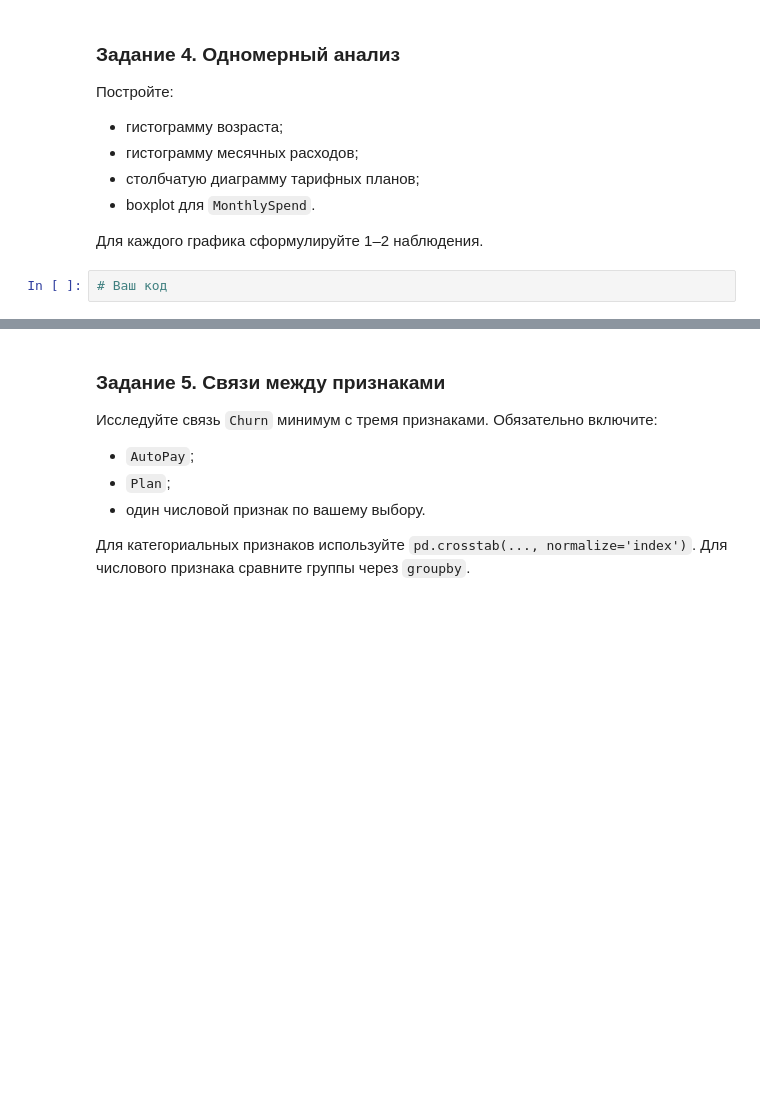
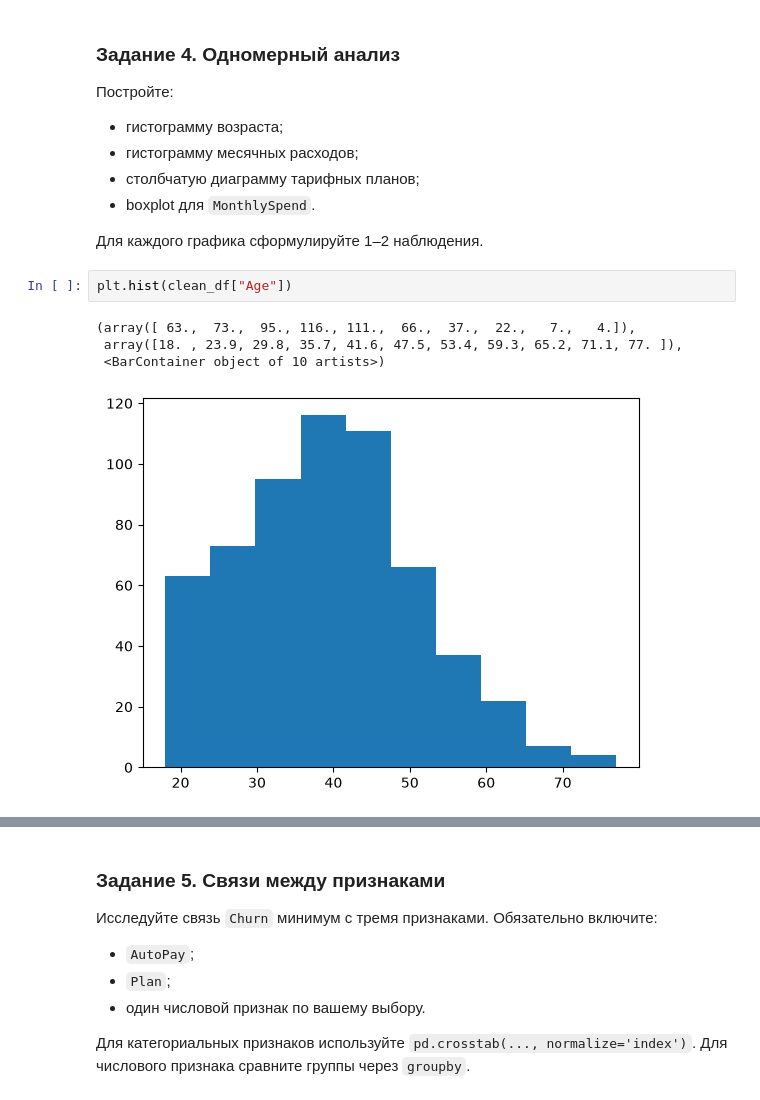
Before and after one commit to PurpleSwtr/asu-ai-environment, a Jupyter notebook: labs/lab1/lab1.ipynb, the cells around one changed output, grey strips where cells are left out. Drawn from its saved outputs; the diff is of its cells as text; blank space fills up the shorter version.

```diff
--- a/labs/lab1/lab1.ipynb
+++ b/labs/lab1/lab1.ipynb
@@ -316,4 +316,9 @@ Name: UsageHours, dtype: float64
 
 Для каждого графика сформулируйте 1–2 наблюдения.
 # %%
-# Ваш код
+plt.hist(clean_df["Age"])
+# %% [output]
+(array([ 63.,  73.,  95., 116., 111.,  66.,  37.,  22.,   7.,   4.]),
+ array([18. , 23.9, 29.8, 35.7, 41.6, 47.5, 53.4, 59.3, 65.2, 71.1, 77. ]),
+ <BarContainer object of 10 artists>)
+[figure, added]
```
Also changed, not shown: parts of 5 cells of this notebook.
